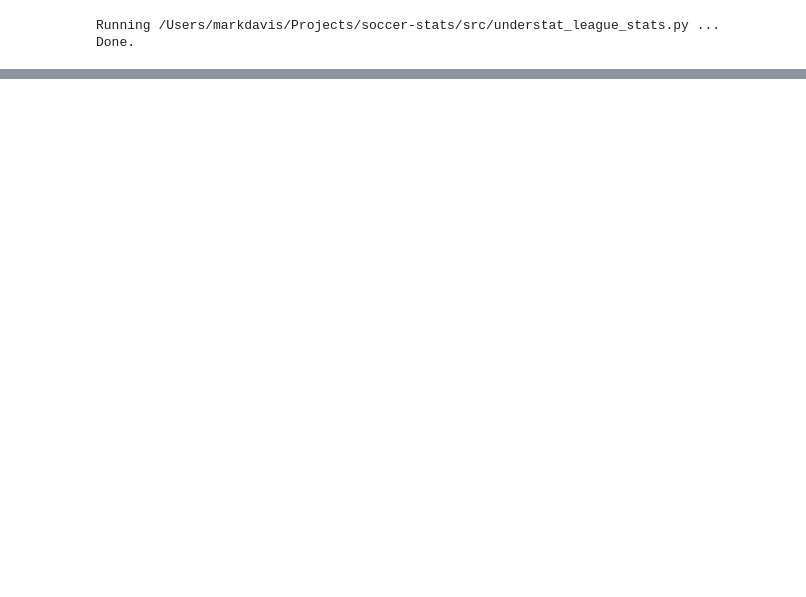
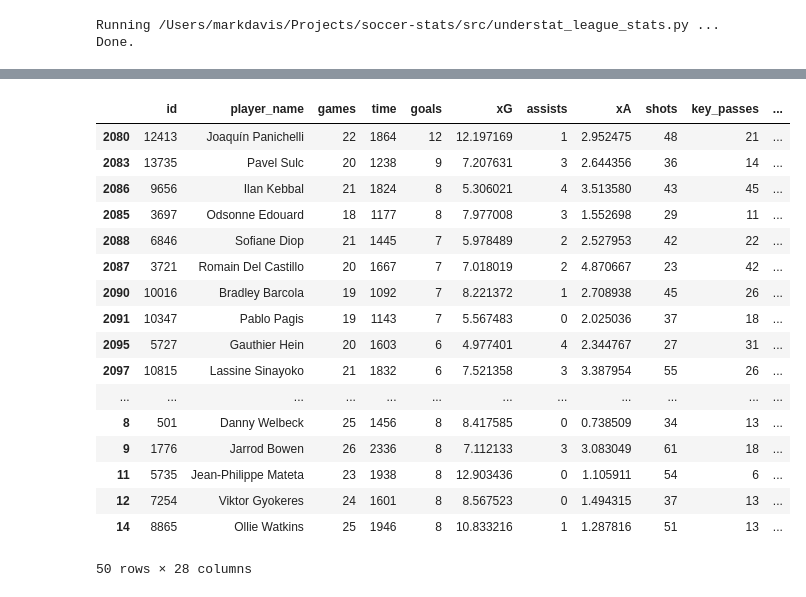
Before and after one commit to markymarkdavis/soccer-stats, a Jupyter notebook: notebooks/understat_xg_analysis.ipynb, the cells around one changed output, grey strips where cells are left out. Drawn from its saved outputs; the diff is of its cells as text; code cells hidden in the pictures; blank space fills up the shorter version.

Commit message:
updated notebook, moved data to the data folder, added uefa coefficients and began writing the article

```diff
--- a/notebooks/understat_xg_analysis.ipynb
+++ b/notebooks/understat_xg_analysis.ipynb
@@ -35,7 +35,7 @@ LEAGUE_CODES = ["EPL", "La_liga", "Bundesliga", "Serie_A", "Ligue_1"]
 SEASON_START_YEAR = 2025
 
 # Number of seasons (including SEASON_START_YEAR) to include
-N_SEASONS = 5
+N_SEASONS = 1
 
 seasons = list(range(SEASON_START_YEAR, SEASON_START_YEAR - N_SEASONS, -1))
 seasons, LEAGUE_CODES
@@ -60,7 +60,7 @@ player_dfs = []
 
 for league_code in LEAGUE_CODES:
     for season in seasons:
-        csv_path = DATA_DIR / f"{league_code}_players_{season}.csv"
+        csv_path = DATA_DIR / str(season) / f"{league_code}_players_{season}.csv"
         print(f"Loading {csv_path} ...")
         df = pd.read_csv(csv_path)
         df["season"] = season
@@ -99,6 +135,7 @@ print(f"Attacking players: {len(attacking)} of {len(players)} total rows")
 attacking = attacking[attacking["time"] > 0].copy()
 attacking["xG_per_min"] = attacking["xG"] / attacking["time"]
 attacking["xGChain_per_min"] = attacking["xGChain"] / attacking["time"]
+attacking = attacking[attacking["time"] > 1000]
 
 attacking[["player_name", "team_title", "season", "time", "xG", "xG_per_min", "xGChain", "xGChain_per_min"]].head()
 # %% [output]
@@ -167,0 +227,12 @@ fig_xgchain.show()
+# %%
+# Load team xG and goals for all leagues (for team_xG and team_goals by league)
+all_teams_xg = []
+for league_code in LEAGUE_CODES:
+    league_csv_path = DATA_DIR / str(SEASON_START_YEAR) / f"{league_code}_teams_xg_last_5_seasons.csv"
+    print(f"Loading {league_csv_path} ...")
+    league_df = pd.read_csv(league_csv_path)[["Team", "xG_2025", "G_2025"]]
+    league_df["league"] = league_code
+    all_teams_xg.append(league_df)
+all_teams_xg = pd.concat(all_teams_xg, ignore_index=True)
+# Keep one copy per (Team, league) for merge
+all_teams_xg = all_teams_xg.drop_duplicates(subset=["Team", "league"])
@@ -167,0 +250,36 @@ fig_xgchain.show()
+# %%
+attacking["goal_scoring_efficiency"] = attacking["xG"] / attacking["goals"]
+attacking["goal_creating_efficiency"] = attacking["xA"] / attacking["assists"]
+# Add team_xG and team_goals from all leagues (merge on team_title + league)
+attacking = attacking.merge(
+    all_teams_xg,
+    left_on=["team_title", "league"],
+    right_on=["Team", "league"],
+    how="left",
+    suffixes=("", "_team"),
+)
+attacking["team_xG"] = attacking["xG_2025"]
+attacking["team_goals"] = attacking["G_2025"]
+attacking = attacking.drop(columns=["Team", "xG_2025", "G_2025"])
+
+attacking["goal_contribution_to_team"] = attacking["goals"] + attacking["assists"] / attacking["team_goals"]
+attacking.sort_values(by="goal_contribution_to_team", ascending=False).head(50)
+# %% [output]
+|  | id | player_name | games | time | goals | xG | assists | xA | shots | key_passes | ... |
+| 2080 | 12413 | Joaquín Panichelli | 22 | 1864 | 12 | 12.197169 | 1 | 2.952475 | 48 | 21 | ... |
+| 2083 | 13735 | Pavel Sulc | 20 | 1238 | 9 | 7.207631 | 3 | 2.644356 | 36 | 14 | ... |
+| 2086 | 9656 | Ilan Kebbal | 21 | 1824 | 8 | 5.306021 | 4 | 3.513580 | 43 | 45 | ... |
+| 2085 | 3697 | Odsonne Edouard | 18 | 1177 | 8 | 7.977008 | 3 | 1.552698 | 29 | 11 | ... |
+| 2088 | 6846 | Sofiane Diop | 21 | 1445 | 7 | 5.978489 | 2 | 2.527953 | 42 | 22 | ... |
+| 2087 | 3721 | Romain Del Castillo | 20 | 1667 | 7 | 7.018019 | 2 | 4.870667 | 23 | 42 | ... |
+| 2090 | 10016 | Bradley Barcola | 19 | 1092 | 7 | 8.221372 | 1 | 2.708938 | 45 | 26 | ... |
+| 2091 | 10347 | Pablo Pagis | 19 | 1143 | 7 | 5.567483 | 0 | 2.025036 | 37 | 18 | ... |
+| 2095 | 5727 | Gauthier Hein | 20 | 1603 | 6 | 4.977401 | 4 | 2.344767 | 27 | 31 | ... |
+| 2097 | 10815 | Lassine Sinayoko | 21 | 1832 | 6 | 7.521358 | 3 | 3.387954 | 55 | 26 | ... |
+| ... | ... | ... | ... | ... | ... | ... | ... | ... | ... | ... | ... |
+| 8 | 501 | Danny Welbeck | 25 | 1456 | 8 | 8.417585 | 0 | 0.738509 | 34 | 13 | ... |
+| 9 | 1776 | Jarrod Bowen | 26 | 2336 | 8 | 7.112133 | 3 | 3.083049 | 61 | 18 | ... |
+| 11 | 5735 | Jean-Philippe Mateta | 23 | 1938 | 8 | 12.903436 | 0 | 1.105911 | 54 | 6 | ... |
+| 12 | 7254 | Viktor Gyokeres | 24 | 1601 | 8 | 8.567523 | 0 | 1.494315 | 37 | 13 | ... |
+| 14 | 8865 | Ollie Watkins | 25 | 1946 | 8 | 10.833216 | 1 | 1.287816 | 51 | 13 | ... |
+50 rows × 28 columns
```
Also changed, not shown: parts of 12 cells of this notebook, 35 other files.
